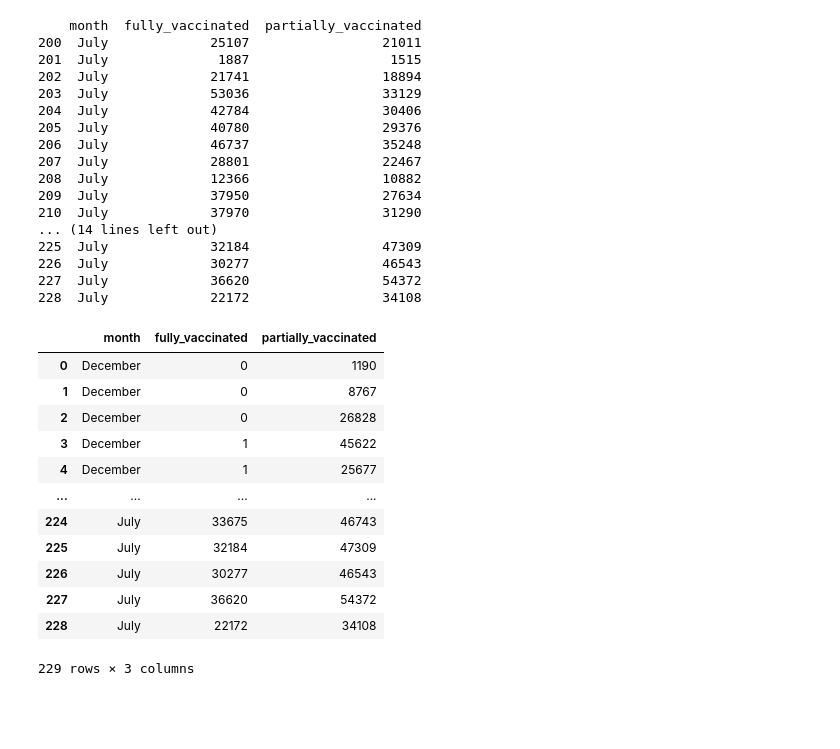
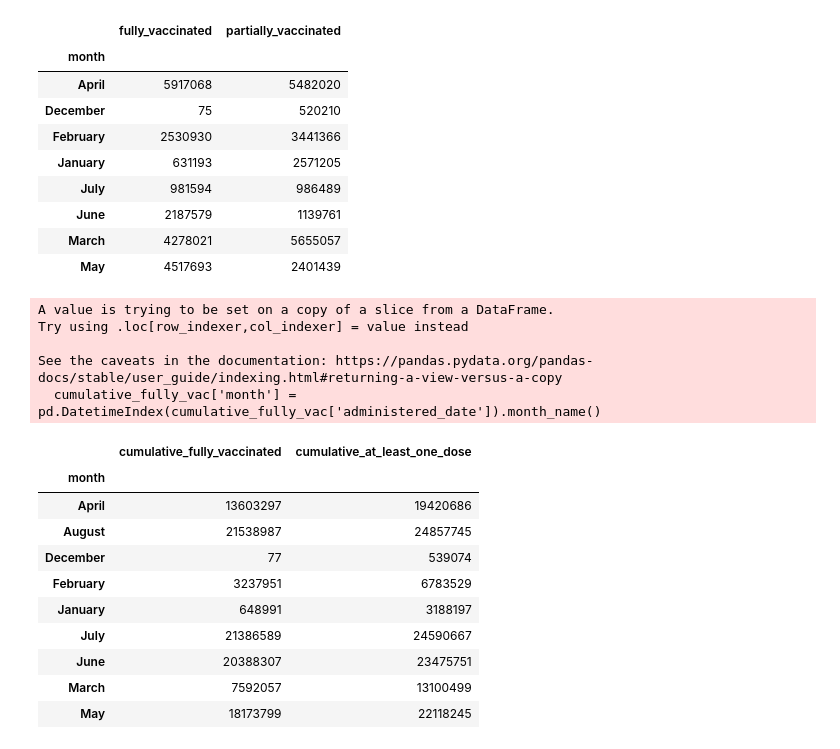
Before and after one commit to KristianSHamilton/CovidVaccinationInCalifornia, a Jupyter notebook: ca_cases_deaths_vaccines_combined.ipynb, the cells around one changed output. Drawn from its saved outputs; the diff is of its cells as text; code cells hidden in the pictures; blank space fills up the shorter version.

```diff
--- a/ca_cases_deaths_vaccines_combined.ipynb
+++ b/ca_cases_deaths_vaccines_combined.ipynb
@@ -91,35 +107,49 @@ dec =
 # %%
-print(vac_cleaned[200:])
+#drop null vaccination days and try to merge death df and cases dfwith fully vaccinated stats
 vac_cleaned = vac_cleaned.dropna(how='any')
 vac_cleaned
+
+vac_cleaned_grouped = vac_cleaned.groupby('month').sum()[['fully_vaccinated','partially_vaccinated']]
+vac_cleaned_grouped_df = pd.DataFrame(vac_cleaned_grouped[['fully_vaccinated','partially_vaccinated']])
+vac_cleaned_grouped_df
 # %% [output]
-    month  fully_vaccinated  partially_vaccinated
-200  July             25107                 21011
-201  July              1887                  1515
-202  July             21741                 18894
-203  July             53036                 33129
-204  July             42784                 30406
-205  July             40780                 29376
-206  July             46737                 35248
-207  July             28801                 22467
-208  July             12366                 10882
-209  July             37950                 27634
-210  July             37970                 31290
-... (14 lines left out)
-225  July             32184                 47309
-226  July             30277                 46543
-227  July             36620                 54372
-228  July             22172                 34108
-|  | month | fully_vaccinated | partially_vaccinated |
-| 0 | December | 0 | 1190 |
-| 1 | December | 0 | 8767 |
-| 2 | December | 0 | 26828 |
-| 3 | December | 1 | 45622 |
-| 4 | December | 1 | 25677 |
-| ... | ... | ... | ... |
-| 224 | July | 33675 | 46743 |
-| 225 | July | 32184 | 47309 |
-| 226 | July | 30277 | 46543 |
-| 227 | July | 36620 | 54372 |
-| 228 | July | 22172 | 34108 |
+|  | fully_vaccinated | partially_vaccinated |
+| month |  |  |
+| April | 5917068 | 5482020 |
+| December | 75 | 520210 |
+| February | 2530930 | 3441366 |
+| January | 631193 | 2571205 |
+| July | 981594 | 986489 |
+| June | 2187579 | 1139761 |
+| March | 4278021 | 5655057 |
+| May | 4517693 | 2401439 |
-229 rows × 3 columns
+# %%
+#get monthly aggregates for fully vaccinated as well as
+#as totals for how many people have had at least one shot
+cumulative_fully_vac = vac_by_county[['administered_date','cumulative_fully_vaccinated',
+                                     'cumulative_at_least_one_dose']]
+cumulative_fully_vac
+cumulative_fully_vac['month'] = pd.DatetimeIndex(cumulative_fully_vac['administered_date']).month_name()
+
+#drop the data administered column, groupby month, sum the values in each month, and turn it into a dataframe
+cumulative_fully_vac = cumulative_fully_vac[['month','cumulative_fully_vaccinated','cumulative_at_least_one_dose']]
+cumulative_fully_vac_grouped = cumulative_fully_vac.groupby(cumulative_fully_vac['month']).max()
+cumulative_fully_vac_grouped_df = pd.DataFrame(cumulative_fully_vac_grouped)
+cumulative_fully_vac_grouped_df
+# %% [output]
+A value is trying to be set on a copy of a slice from a DataFrame.
+Try using .loc[row_indexer,col_indexer] = value instead
+
+See the caveats in the documentation: https://pandas.pydata.org/pandas-docs/stable/user_guide/indexing.html#returning-a-view-versus-a-copy
+  cumulative_fully_vac['month'] = pd.DatetimeIndex(cumulative_fully_vac['administered_date']).month_name()
+|  | cumulative_fully_vaccinated | cumulative_at_least_one_dose |
+| month |  |  |
+| April | 13603297 | 19420686 |
+| August | 21538987 | 24857745 |
+| December | 77 | 539074 |
+| February | 3237951 | 6783529 |
+| January | 648991 | 3188197 |
+| July | 21386589 | 24590667 |
+| June | 20388307 | 23475751 |
+| March | 7592057 | 13100499 |
+| May | 18173799 | 22118245 |
```
Also changed, not shown: parts of 22 cells of this notebook, 2 other files.
